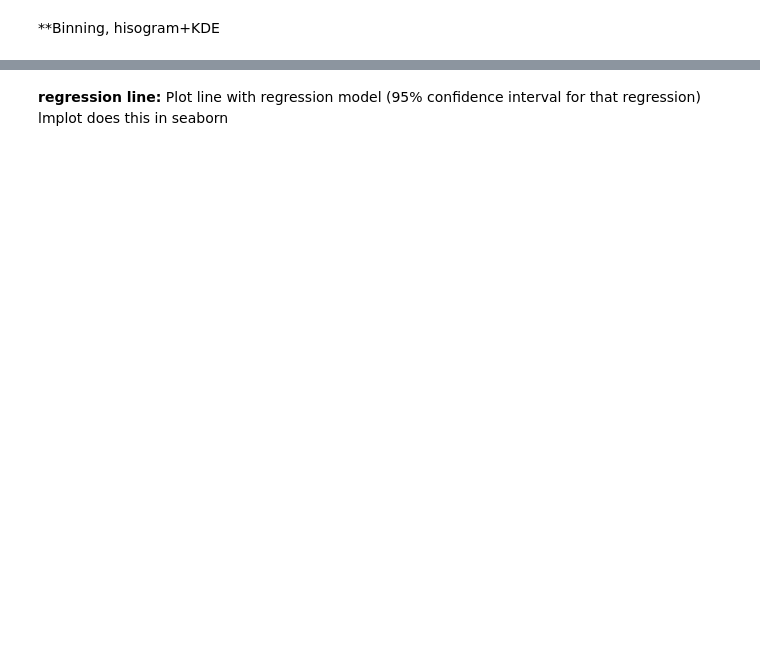
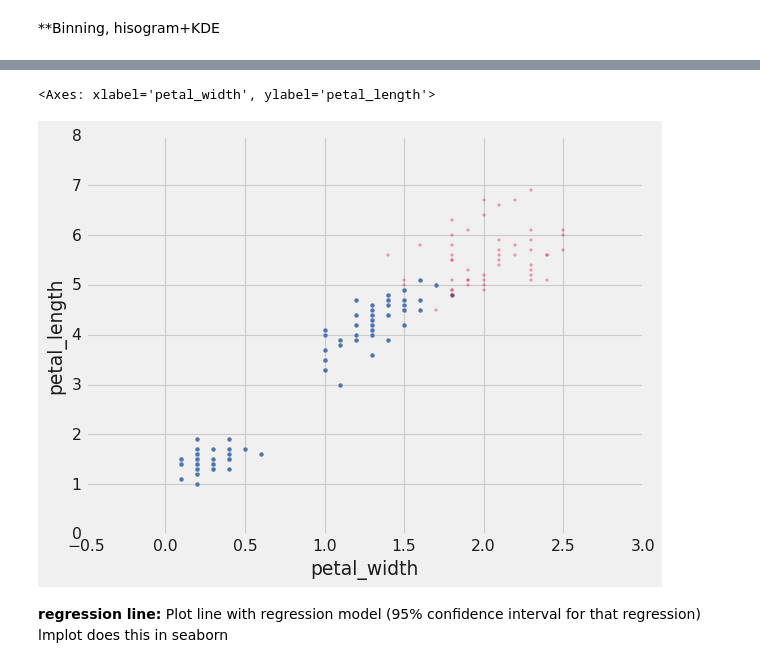
Before and after one commit to giach68/DataVis2627, a Jupyter notebook: Lab2/seaborn_statplot.ipynb, the cells around one changed output, grey strips where cells are left out. Saved outputs shown, nothing was run; the diff lists cells and outputs as text; code cells hidden in the pictures; blank space fills up the shorter version.

```diff
--- a/Lab2/seaborn_statplot.ipynb
+++ b/Lab2/seaborn_statplot.ipynb
@@ -100,3 +113,20 @@ Text(0.8, 0.1, 'ρ = 0.96')
+# %%
+import seaborn as sns
+
+sns.scatterplot(
+    data=iris[iris["species"] != "virginica"],
+    x="petal_width", y="petal_length"
+)
+
+sns.scatterplot(
+    data=iris[iris["species"] == "virginica"],
+    x="petal_width", y="petal_length",
+    color="crimson",
+    marker="+",
+)
+# %% [output]
+<Axes: xlabel='petal_width', ylabel='petal_length'>
+[figure, added]
 # %% [markdown]
 **regression line:**
 Plot line with regression model (95% confidence interval for that regression)
```
Also changed, not shown: parts of 36 cells of this notebook, 6 other files.
